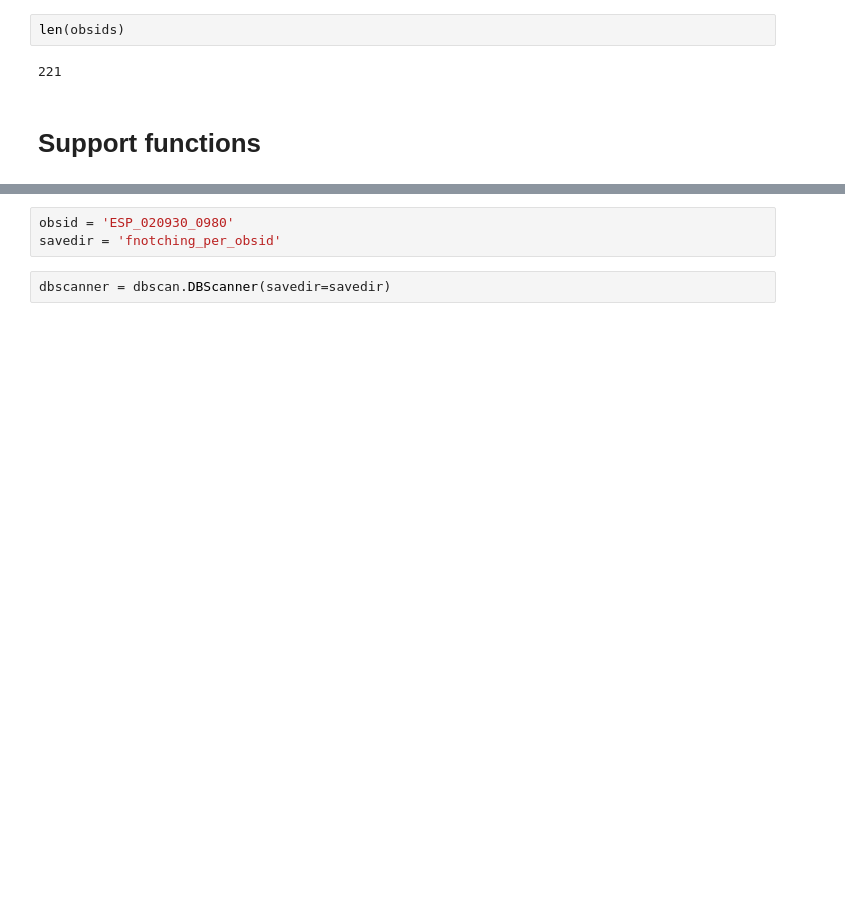
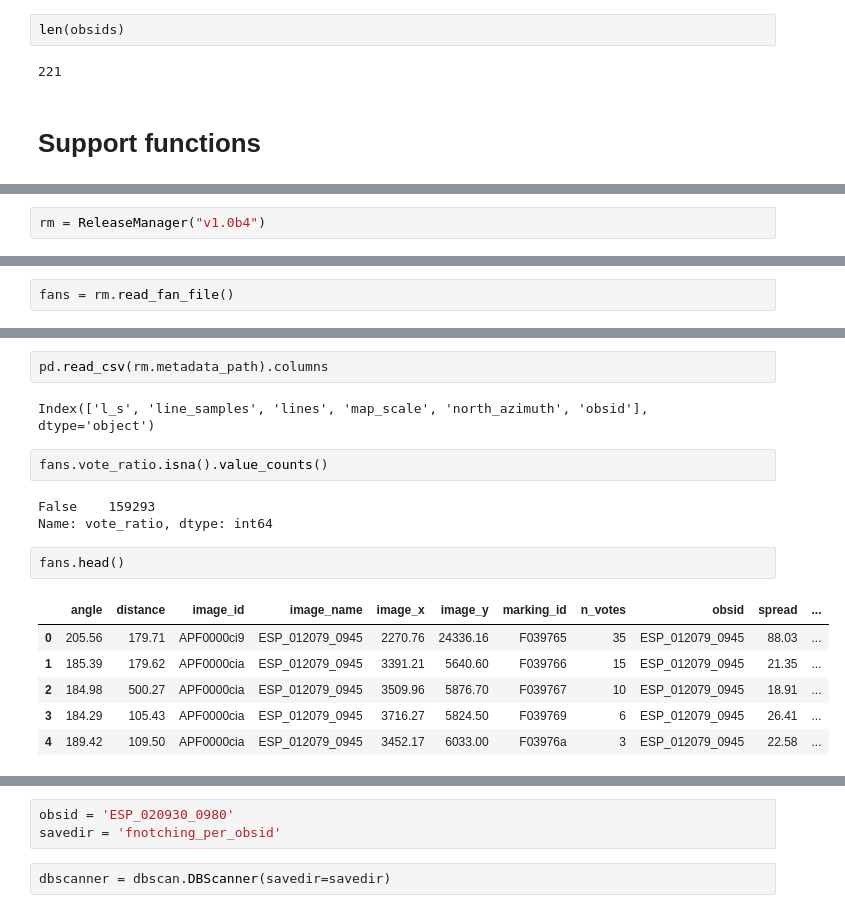
Before and after one commit to michaelaye/planet4, a Jupyter notebook: notebooks/catalog production.ipynb, the cells around one changed output, grey strips where cells are left out. Cells and saved outputs as stored; diff of their text form; blank space fills up the shorter version.

```diff
--- a/notebooks/catalog production.ipynb
+++ b/notebooks/catalog production.ipynb
@@ -51,0 +31,2 @@ def do_cluster_ids(imgid, savedir=None):
+# %%
+rm = ReleaseManager("v1.0b4")
@@ -55,0 +112,2 @@ def do_only_fnotching(obsid, savedir=None):
+# %%
+fans = rm.read_fan_file()
@@ -55,0 +130,18 @@ def do_only_fnotching(obsid, savedir=None):
+# %%
+pd.read_csv(rm.metadata_path).columns
+# %% [output]
+Index(['l_s', 'line_samples', 'lines', 'map_scale', 'north_azimuth', 'obsid'], dtype='object')
+# %%
+fans.vote_ratio.isna().value_counts()
+# %% [output]
+False    159293
+Name: vote_ratio, dtype: int64
+# %%
+fans.head()
+# %% [output]
+|  | angle | distance | image_id | image_name | image_x | image_y | marking_id | n_votes | obsid | spread | ... |
+| 0 | 205.56 | 179.71 | APF0000ci9 | ESP_012079_0945 | 2270.76 | 24336.16 | F039765 | 35 | ESP_012079_0945 | 88.03 | ... |
+| 1 | 185.39 | 179.62 | APF0000cia | ESP_012079_0945 | 3391.21 | 5640.60 | F039766 | 15 | ESP_012079_0945 | 21.35 | ... |
+| 2 | 184.98 | 500.27 | APF0000cia | ESP_012079_0945 | 3509.96 | 5876.70 | F039767 | 10 | ESP_012079_0945 | 18.91 | ... |
+| 3 | 184.29 | 105.43 | APF0000cia | ESP_012079_0945 | 3716.27 | 5824.50 | F039769 | 6 | ESP_012079_0945 | 26.41 | ... |
+| 4 | 189.42 | 109.50 | APF0000cia | ESP_012079_0945 | 3452.17 | 6033.00 | F03976a | 3 | ESP_012079_0945 | 22.58 | ... |
```
Also changed, not shown: parts of 69 cells of this notebook, 2 other files.
